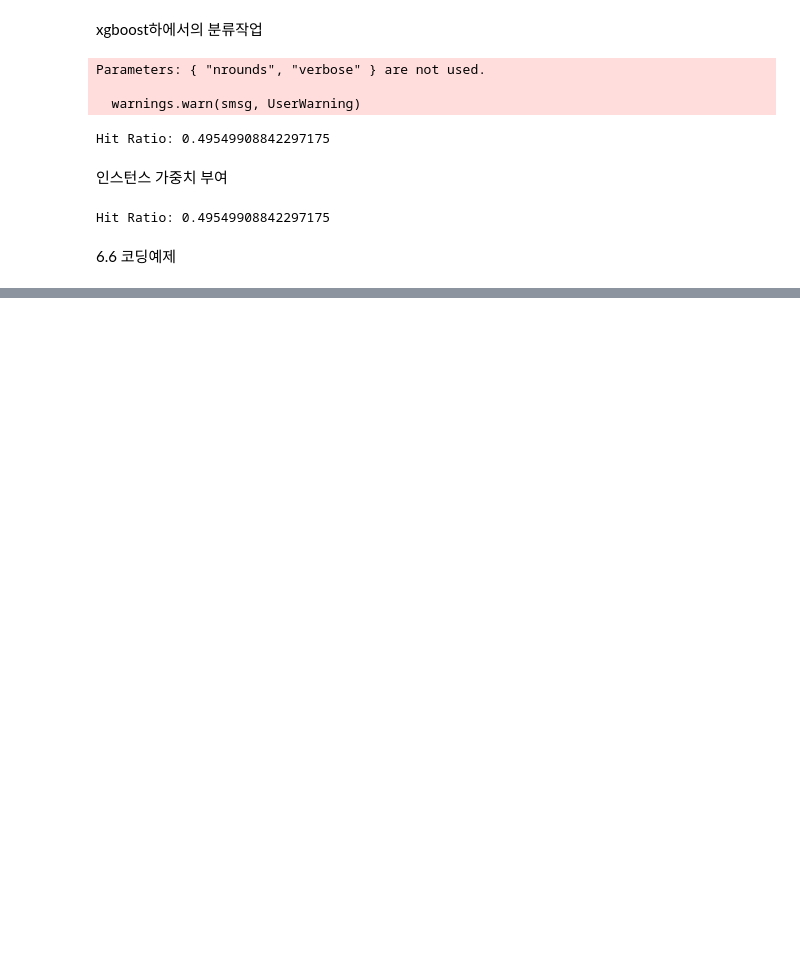
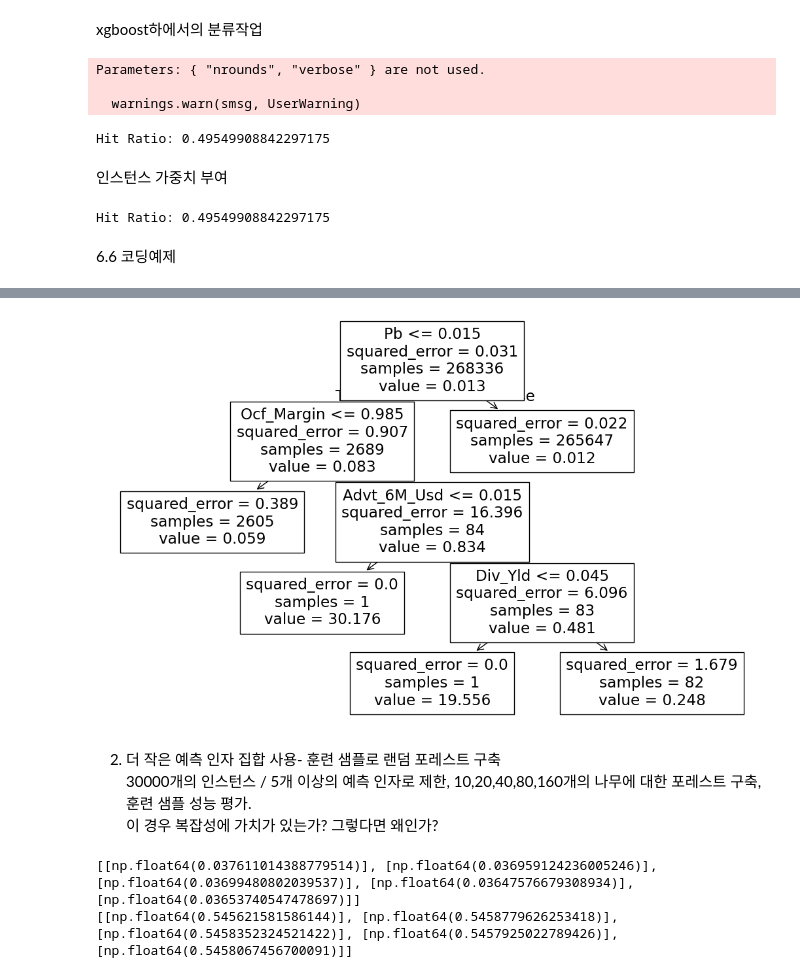
Before and after one commit to nomorebye/coding, a Jupyter notebook: ai3/chap6.ipynb, the cells around one changed output, grey strips where cells are left out. Saved outputs shown, nothing was run; the diff lists cells and outputs as text; code cells hidden in the pictures; blank space fills up the shorter version.

```diff
--- a/ai3/chap6.ipynb
+++ b/ai3/chap6.ipynb
@@ -278,0 +317,6 @@ Hit Ratio: 0.49549908842297175
+# %%
+fig, ax = plt.subplots(figsize=(13,8))
+tree.plot_tree(fit2, feature_names=X.columns.values, ax=ax)
+plt.show()
+# %% [output]
+[figure, added]
@@ -278,0 +325,28 @@ Hit Ratio: 0.49549908842297175
+# %% [markdown]
+2. 더 작은 예측 인자 집합 사용- 훈련 샘플로 랜덤 포레스트 구축
+30000개의 인스턴스 / 5개 이상의 예측 인자로 제한, 10,20,40,80,160개의 나무에 대한 포레스트 구축, 훈련 샘플 성능 평가.
+이 경우 복잡성에 가치가 있는가? 그렇다면 왜인가?
+# %%
+from sklearn.ensemble import RandomForestRegressor
+
+n_trees = [10,20,40,80,160]
+mse_rf = []
+hitratio_rf = []
+
+for i in range(len(n_trees)):
+    fit_RF1 = RandomForestRegressor(n_estimators= n_trees[i],
+                                    criterion='squared_error',
+                                    bootstrap=True,
+                                    max_depth=5,
+                                    max_samples=30000)
+    fit_RF1.fit(X_train, y_train)
+    mse = np.mean((fit_RF1.predict(X_test) - y_test) **2)
+    mse_rf.append([mse])
+    hitratio = np.mean(fit_RF1.predict(X_test)*y_test>0)
+    hitratio_rf.append([hitratio])
+
+print(mse_rf)
+print(hitratio_rf)
+# %% [output]
+[[np.float64(0.037611014388779514)], [np.float64(0.036959124236005246)], [np.float64(0.03699480802039537)], [np.float64(0.03647576679308934)], [np.float64(0.03653740547478697)]]
+[[np.float64(0.545621581586144)], [np.float64(0.5458779626253418)], [np.float64(0.5458352324521422)], [np.float64(0.5457925022789426)], [np.float64(0.5458067456700091)]]
```
Also changed, not shown: parts of 10 cells of this notebook.
